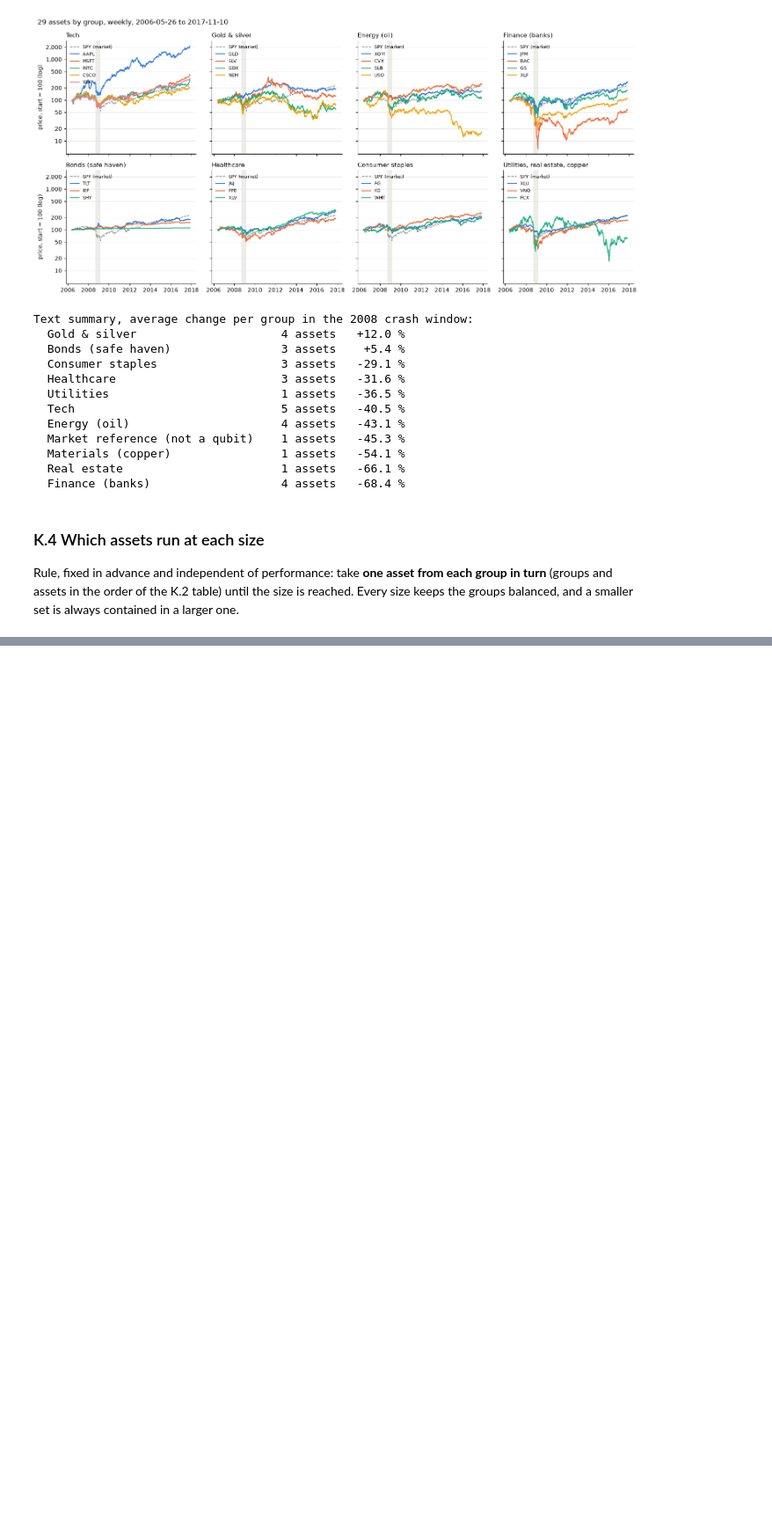
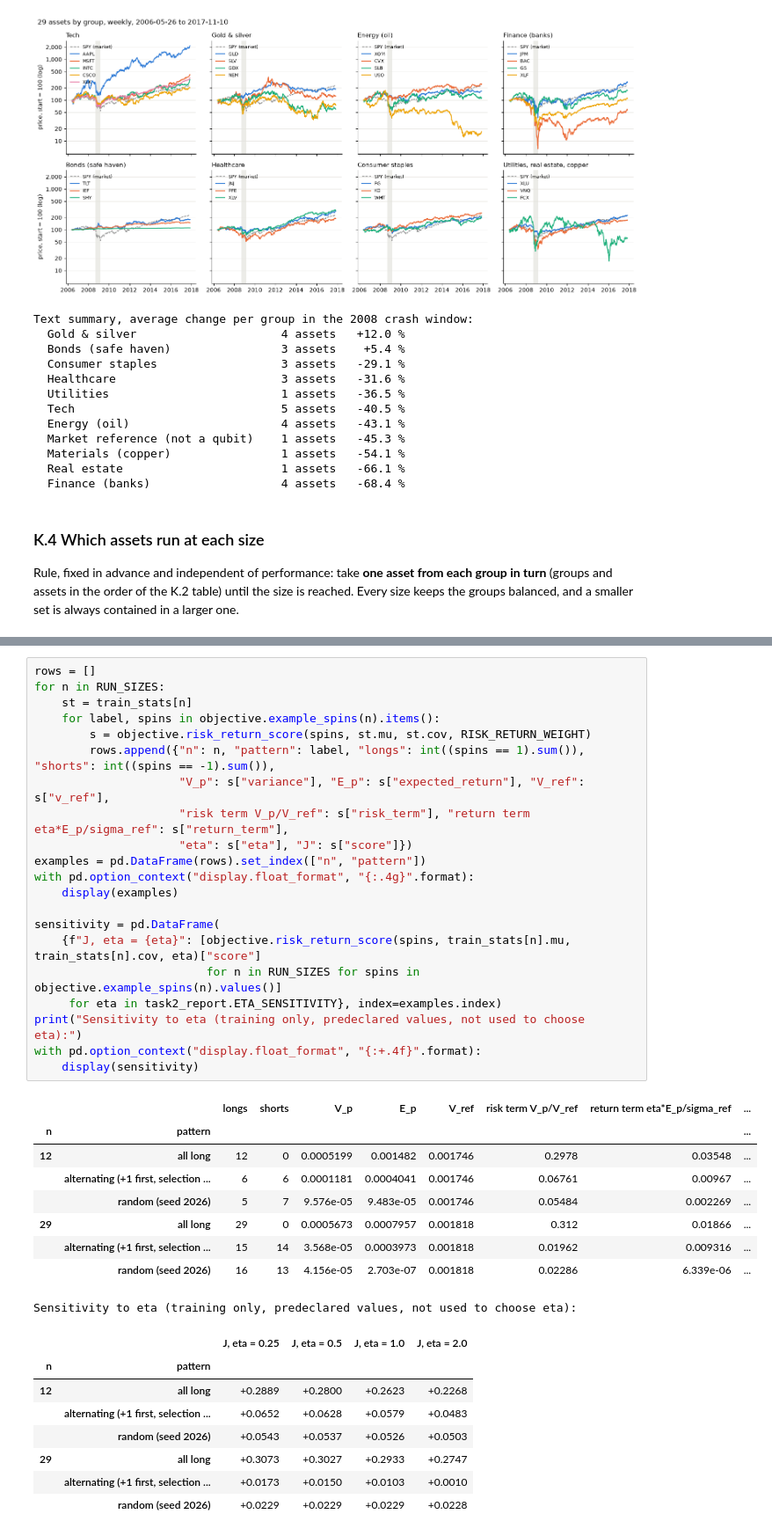
Before and after one commit to Oussema-t/zollerqu-qollab, a Jupyter notebook: stocks/stock_idea_ZollerQu.ipynb, the cells around one changed output, grey strips where cells are left out. Shown at 88% size. Saved outputs shown, nothing was run; the diff lists cells and outputs as text; blank space fills up the shorter version.

```diff
--- a/stocks/stock_idea_ZollerQu.ipynb
+++ b/stocks/stock_idea_ZollerQu.ipynb
@@ -497,0 +741,39 @@ membership
+# %%
+rows = []
+for n in RUN_SIZES:
+    st = train_stats[n]
+    for label, spins in objective.example_spins(n).items():
+        s = objective.risk_return_score(spins, st.mu, st.cov, RISK_RETURN_WEIGHT)
+        rows.append({"n": n, "pattern": label, "longs": int((spins == 1).sum()), "shorts": int((spins == -1).sum()),
+                     "V_p": s["variance"], "E_p": s["expected_return"], "V_ref": s["v_ref"],
+                     "risk term V_p/V_ref": s["risk_term"], "return term eta*E_p/sigma_ref": s["return_term"],
+                     "eta": s["eta"], "J": s["score"]})
+examples = pd.DataFrame(rows).set_index(["n", "pattern"])
+with pd.option_context("display.float_format", "{:.4g}".format):
+    display(examples)
+
+sensitivity = pd.DataFrame(
+    {f"J, eta = {eta}": [objective.risk_return_score(spins, train_stats[n].mu, train_stats[n].cov, eta)["score"]
+                         for n in RUN_SIZES for spins in objective.example_spins(n).values()]
+     for eta in task2_report.ETA_SENSITIVITY}, index=examples.index)
+print("Sensitivity to eta (training only, predeclared values, not used to choose eta):")
+with pd.option_context("display.float_format", "{:+.4f}".format):
+    display(sensitivity)
+# %% [output]
+|  |  | longs | shorts | V_p | E_p | V_ref | risk term V_p/V_ref | return term eta*E_p/sigma_ref | ... |
+| n | pattern |  |  |  |  |  |  |  | ... |
+| 12 | all long | 12 | 0 | 0.0005199 | 0.001482 | 0.001746 | 0.2978 | 0.03548 | ... |
+|  | alternating (+1 first, selection ... | 6 | 6 | 0.0001181 | 0.0004041 | 0.001746 | 0.06761 | 0.00967 | ... |
+|  | random (seed 2026) | 5 | 7 | 9.576e-05 | 9.483e-05 | 0.001746 | 0.05484 | 0.002269 | ... |
+| 29 | all long | 29 | 0 | 0.0005673 | 0.0007957 | 0.001818 | 0.312 | 0.01866 | ... |
+|  | alternating (+1 first, selection ... | 15 | 14 | 3.568e-05 | 0.0003973 | 0.001818 | 0.01962 | 0.009316 | ... |
+|  | random (seed 2026) | 16 | 13 | 4.156e-05 | 2.703e-07 | 0.001818 | 0.02286 | 6.339e-06 | ... |
+Sensitivity to eta (training only, predeclared values, not used to choose eta):
+|  |  | J, eta = 0.25 | J, eta = 0.5 | J, eta = 1.0 | J, eta = 2.0 |
+| n | pattern |  |  |  |  |
+| 12 | all long | +0.2889 | +0.2800 | +0.2623 | +0.2268 |
+|  | alternating (+1 first, selection ... | +0.0652 | +0.0628 | +0.0579 | +0.0483 |
+|  | random (seed 2026) | +0.0543 | +0.0537 | +0.0526 | +0.0503 |
+| 29 | all long | +0.3073 | +0.3027 | +0.2933 | +0.2747 |
+|  | alternating (+1 first, selection ... | +0.0173 | +0.0150 | +0.0103 | +0.0010 |
+|  | random (seed 2026) | +0.0229 | +0.0229 | +0.0229 | +0.0228 |
```
Also changed, not shown: parts of 22 cells of this notebook, 12 other files.
